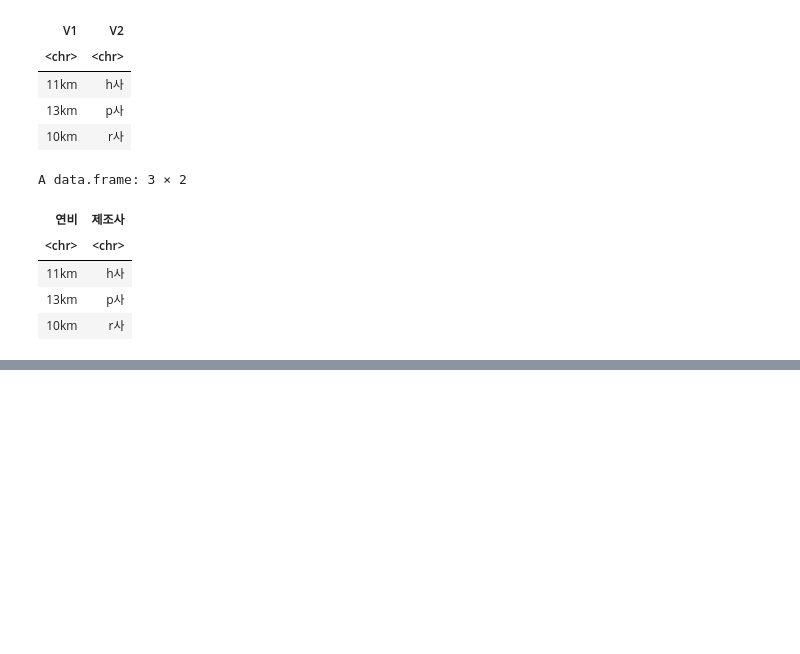
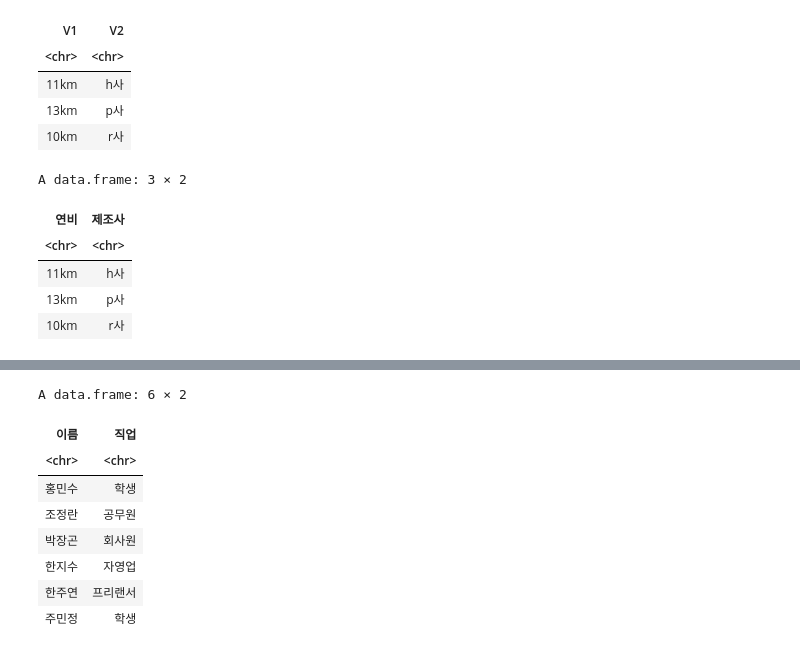
Before and after one commit to yoonyoung27/public_big_data_analysis, a Jupyter notebook: R.ipynb, the cells around one changed output, grey strips where cells are left out. Saved outputs shown, nothing was run; the diff lists cells and outputs as text; code cells hidden in the pictures; blank space fills up the shorter version.

```diff
--- a/R.ipynb
+++ b/R.ipynb
@@ -554,0 +584,14 @@ A data.frame: 3 × 2
+# %%
+system('gdown --id 1hq0Pxy5JtbVCgn6wsY0Z4uVSuPA329EL')
+pjobinfo <- read.table("pjob.txt", header=TRUE, fileEncoding = "EUC-KR")
+pjobinfo
+# %% [output]
+A data.frame: 6 × 2
+| 이름 | 직업 |
+| <chr> | <chr> |
+| 홍민수 | 학생 |
+| 조정란 | 공무원 |
+| 박장곤 | 회사원 |
+| 한지수 | 자영업 |
+| 한주연 | 프리랜서 |
+| 주민정 | 학생 |
```
Also changed, not shown: parts of 4 cells of this notebook.
